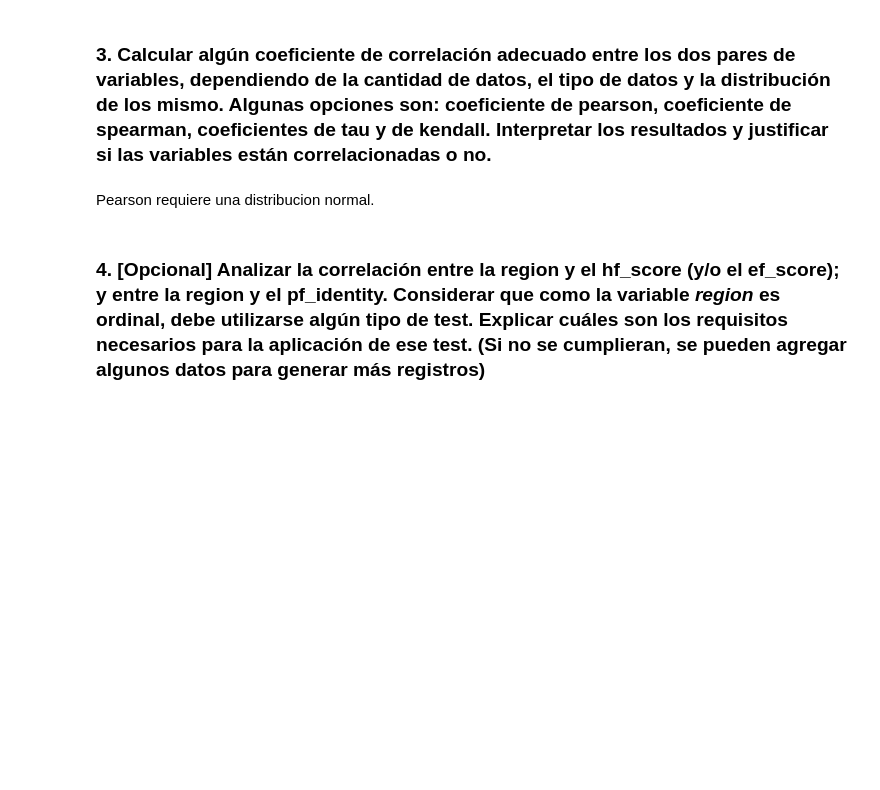
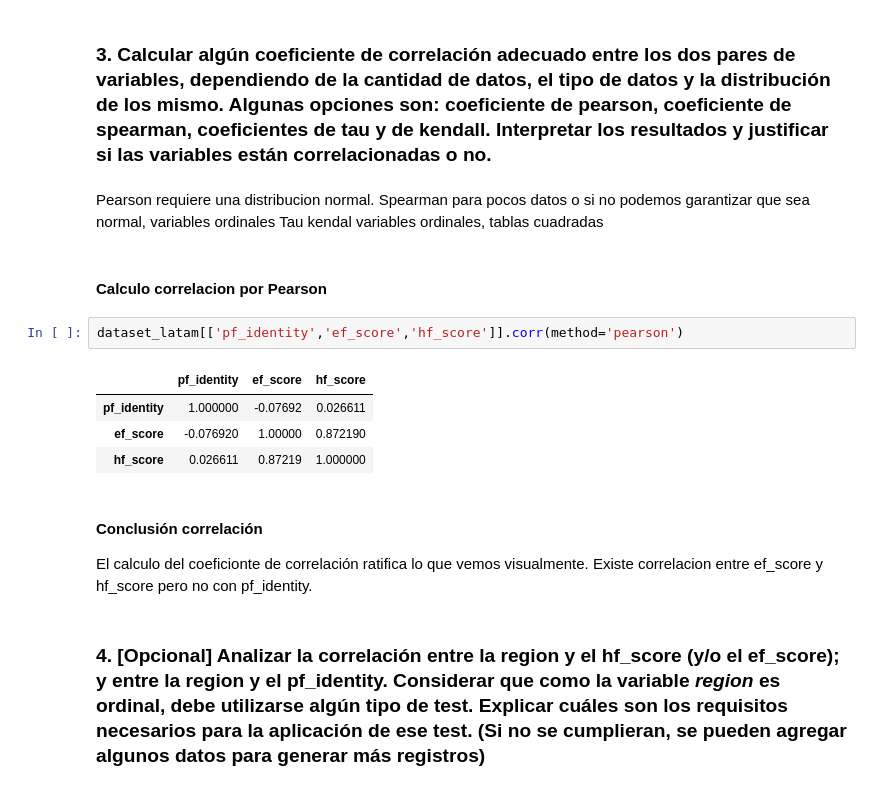
Before and after one commit to kevinsen/diplodatos-ayv-1, a Jupyter notebook: FINAL.ipynb, the cells around one changed output. Saved outputs shown, nothing was run; the diff lists cells and outputs as text; blank space fills up the shorter version.

Commit message:
Add files via upload
Agregado calculo correlación pearson

```diff
--- a/FINAL.ipynb
+++ b/FINAL.ipynb
@@ -850,7 +866,22 @@ seaborn.pairplot(
 [figure]
 # %% [markdown]
 ### 3. Calcular algún coeficiente de correlación adecuado entre los dos pares de variables, dependiendo de la cantidad de datos, el tipo de datos y la distribución de los mismo. Algunas opciones son: coeficiente de pearson, coeficiente de spearman, coeficientes de tau y de kendall. Interpretar los resultados y justificar si las variables están correlacionadas o no.
-# %% [markdown]
-Pearson requiere una distribucion normal.
+# %% [markdown]
+Pearson requiere una distribucion normal.
+Spearman para pocos datos o si no podemos garantizar que sea normal, variables ordinales
+Tau kendal variables ordinales, tablas cuadradas
+# %% [markdown]
+#### Calculo correlacion por Pearson
+# %%
+dataset_latam[['pf_identity','ef_score','hf_score']].corr(method='pearson')
+# %% [output]
+|  | pf_identity | ef_score | hf_score |
+| pf_identity | 1.000000 | -0.07692 | 0.026611 |
+| ef_score | -0.076920 | 1.00000 | 0.872190 |
+| hf_score | 0.026611 | 0.87219 | 1.000000 |
+# %% [markdown]
+#### Conclusión correlación
+
+El calculo del coeficionte de correlación ratifica lo que vemos visualmente. Existe correlacion entre ef_score y hf_score pero no con pf_identity.
 # %% [markdown]
 ### 4. [Opcional] Analizar la correlación entre la region y el hf_score (y/o el ef_score); y entre la region y el pf_identity. Considerar que como la variable *region* es ordinal, debe utilizarse algún tipo de test. Explicar cuáles son los requisitos necesarios para la aplicación de ese test. (Si no se cumplieran, se pueden agregar algunos datos para generar más registros)
```
Also changed, not shown: parts of 15 cells of this notebook.
